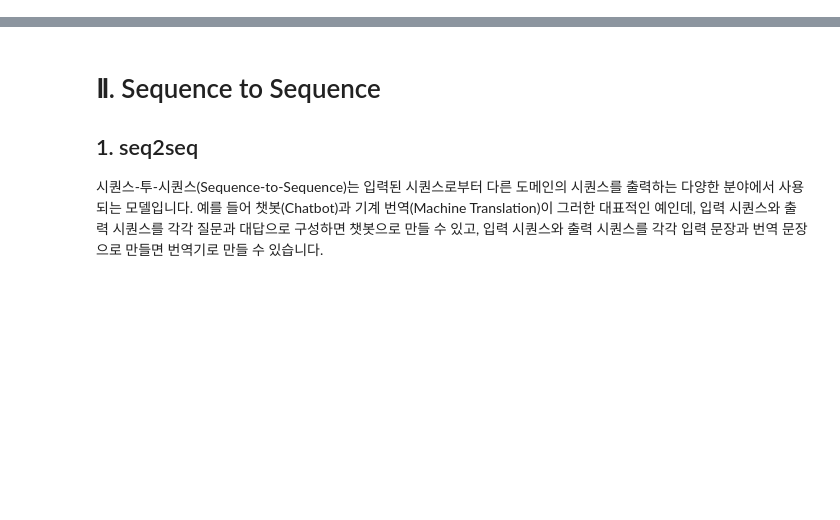
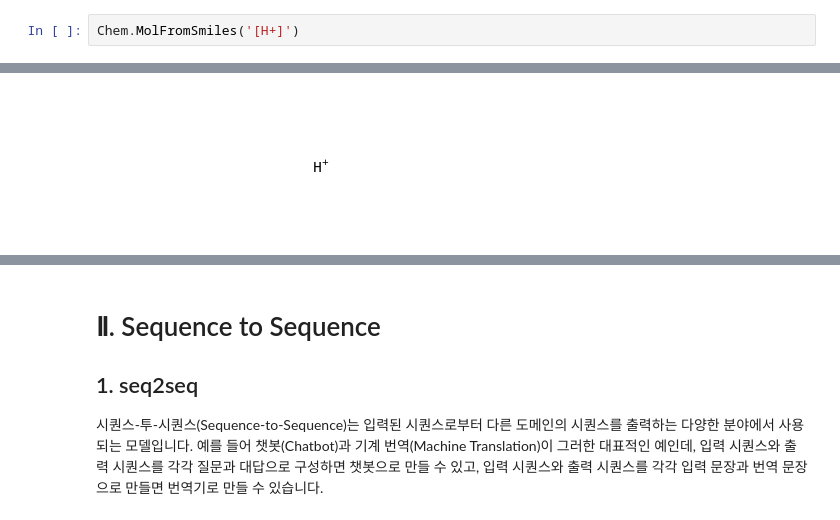
Before and after one commit to leegyuhi/oooooooooooooh, a Jupyter notebook: Seq2seq_Model.ipynb, the cells around one changed output, grey strips where cells are left out. Drawn from its saved outputs; the diff is of its cells as text; blank space fills up the shorter version.

```diff
--- a/Seq2seq_Model.ipynb
+++ b/Seq2seq_Model.ipynb
@@ -2,0 +404,3 @@
+# %%
+Chem.MolFromSmiles('[H+]')
+# %% [output]
@@ -2,0 +408 @@
+[figure, added]
```
Also changed, not shown: parts of 73 cells of this notebook.
